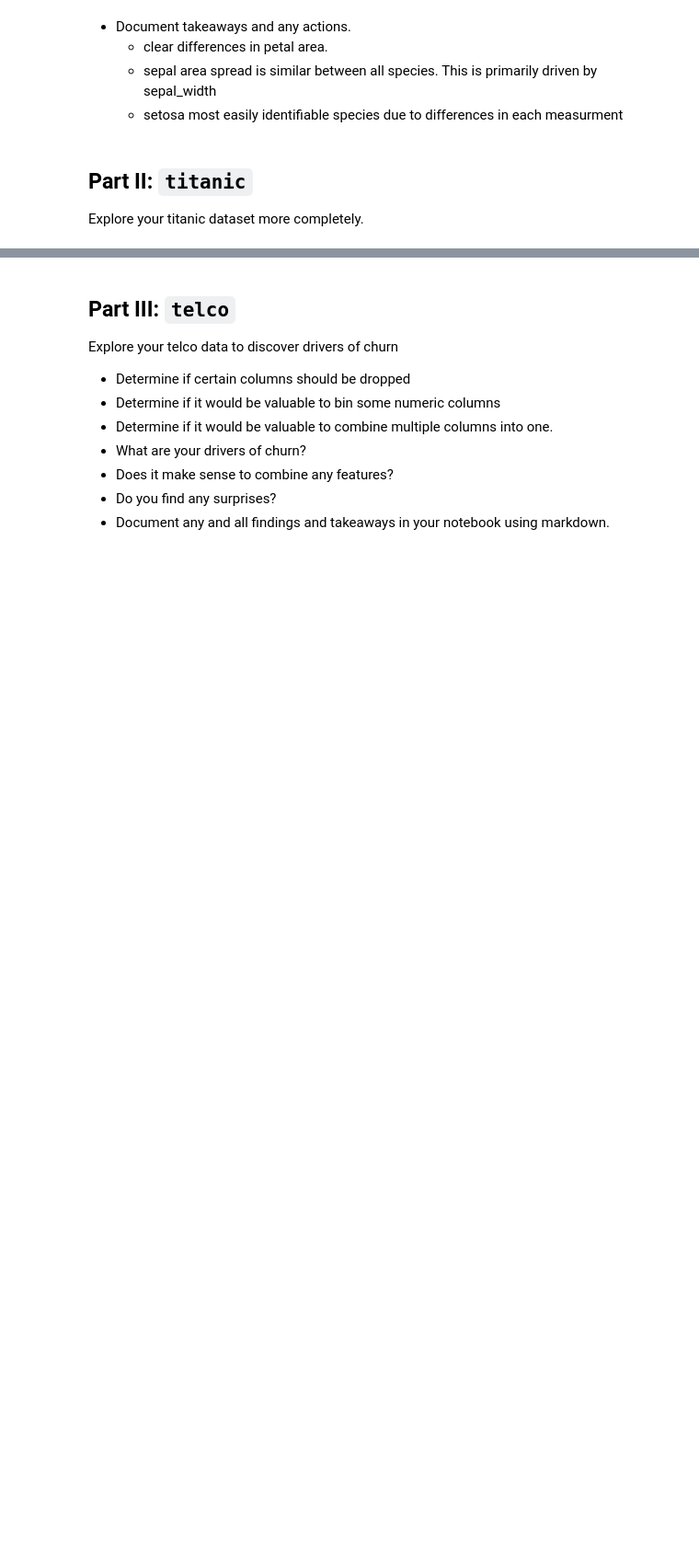
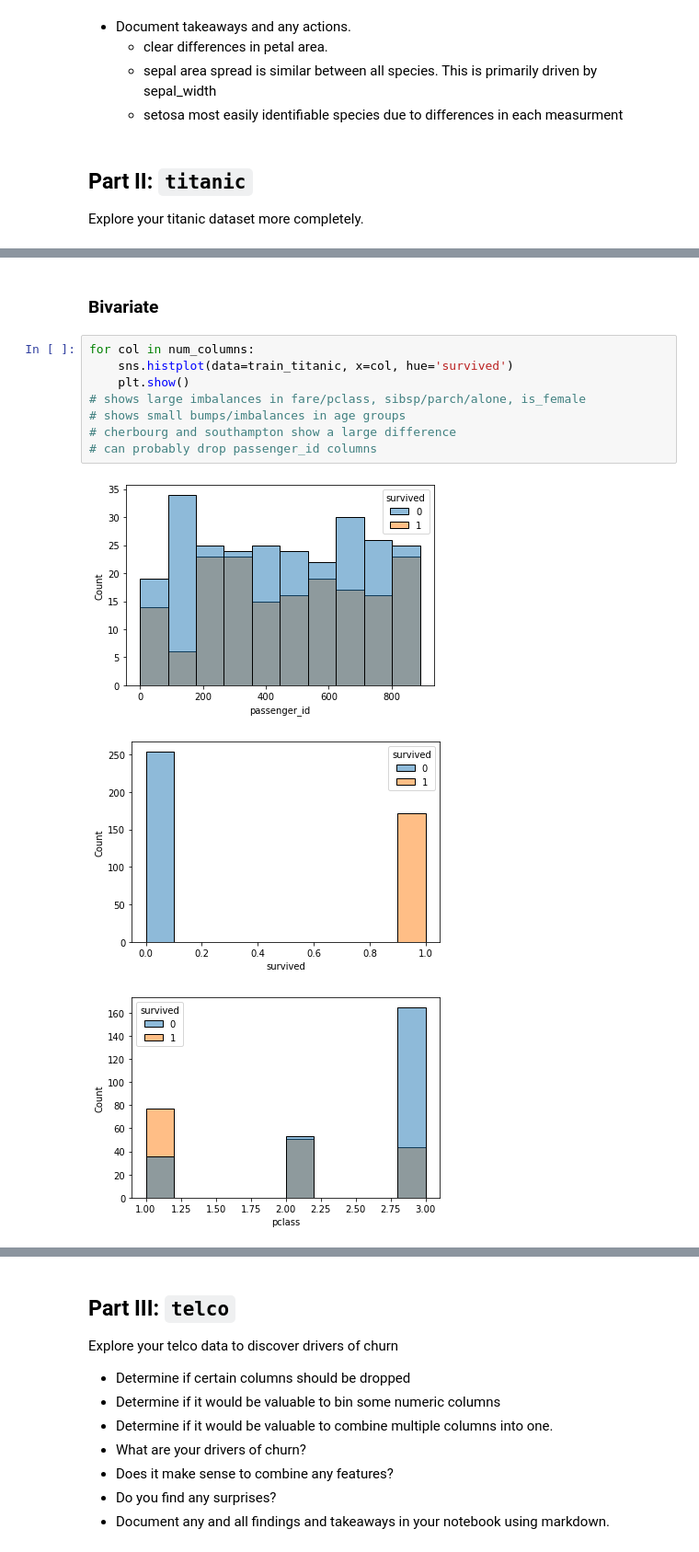
Before and after one commit to joshua-shorterivey/classification-exercises, a Jupyter notebook: classification_exercises.ipynb, the cells around one changed output, grey strips where cells are left out. Shown at 92% size. Saved outputs shown, nothing was run; the diff lists cells and outputs as text; blank space fills up the shorter version.

```diff
--- a/classification_exercises.ipynb
+++ b/classification_exercises.ipynb
@@ -1150,0 +672,14 @@ df_b
+# %% [markdown]
+### Bivariate
+# %%
+for col in num_columns:
+    sns.histplot(data=train_titanic, x=col, hue='survived')
+    plt.show()
+# shows large imbalances in fare/pclass, sibsp/parch/alone, is_female
+# shows small bumps/imbalances in age groups
+# cherbourg and southampton show a large difference
+# can probably drop passenger_id columns
+# %% [output]
+[figure, added]
+[figure, added]
+[figure, added]
```
Also changed, not shown: parts of 108 cells of this notebook.
